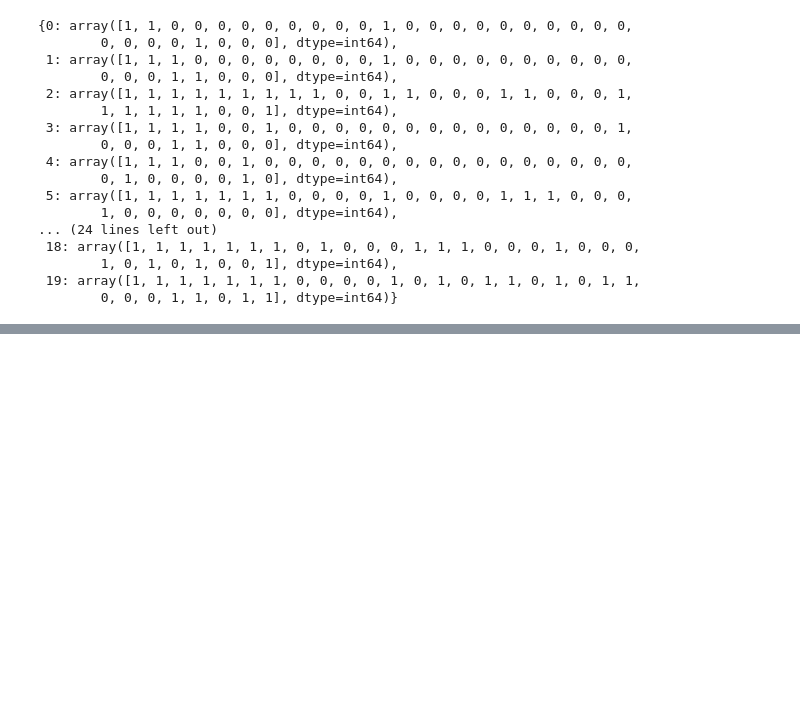
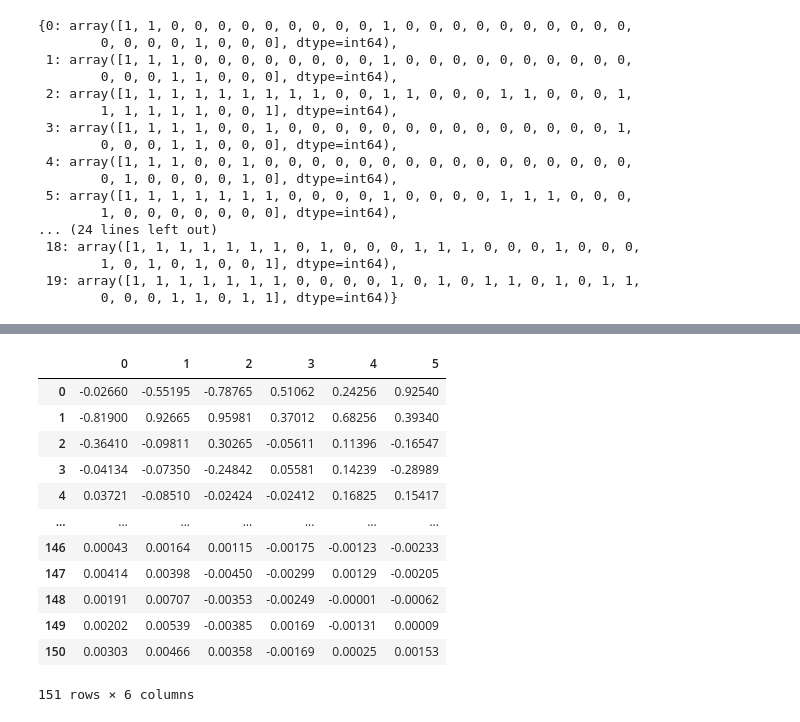
Before and after one commit to gmpal/D2CPY, a Jupyter notebook: generation/assessing.ipynb, the cells around one changed output, grey strips where cells are left out. Drawn from its saved outputs; the diff is of its cells as text; code cells hidden in the pictures; blank space fills up the shorter version.

```diff
--- a/generation/assessing.ipynb
+++ b/generation/assessing.ipynb
@@ -349,0 +400,16 @@ show_dag(dags[graph_id],weight=False)
+# %%
+observations[16]
+# %% [output]
+|  | 0 | 1 | 2 | 3 | 4 | 5 |
+| 0 | -0.02660 | -0.55195 | -0.78765 | 0.51062 | 0.24256 | 0.92540 |
+| 1 | -0.81900 | 0.92665 | 0.95981 | 0.37012 | 0.68256 | 0.39340 |
+| 2 | -0.36410 | -0.09811 | 0.30265 | -0.05611 | 0.11396 | -0.16547 |
+| 3 | -0.04134 | -0.07350 | -0.24842 | 0.05581 | 0.14239 | -0.28989 |
+| 4 | 0.03721 | -0.08510 | -0.02424 | -0.02412 | 0.16825 | 0.15417 |
+| ... | ... | ... | ... | ... | ... | ... |
+| 146 | 0.00043 | 0.00164 | 0.00115 | -0.00175 | -0.00123 | -0.00233 |
+| 147 | 0.00414 | 0.00398 | -0.00450 | -0.00299 | 0.00129 | -0.00205 |
+| 148 | 0.00191 | 0.00707 | -0.00353 | -0.00249 | -0.00001 | -0.00062 |
+| 149 | 0.00202 | 0.00539 | -0.00385 | 0.00169 | -0.00131 | 0.00009 |
+| 150 | 0.00303 | 0.00466 | 0.00358 | -0.00169 | 0.00025 | 0.00153 |
+151 rows × 6 columns
```
Also changed, not shown: parts of 23 cells of this notebook, 1 other file.
